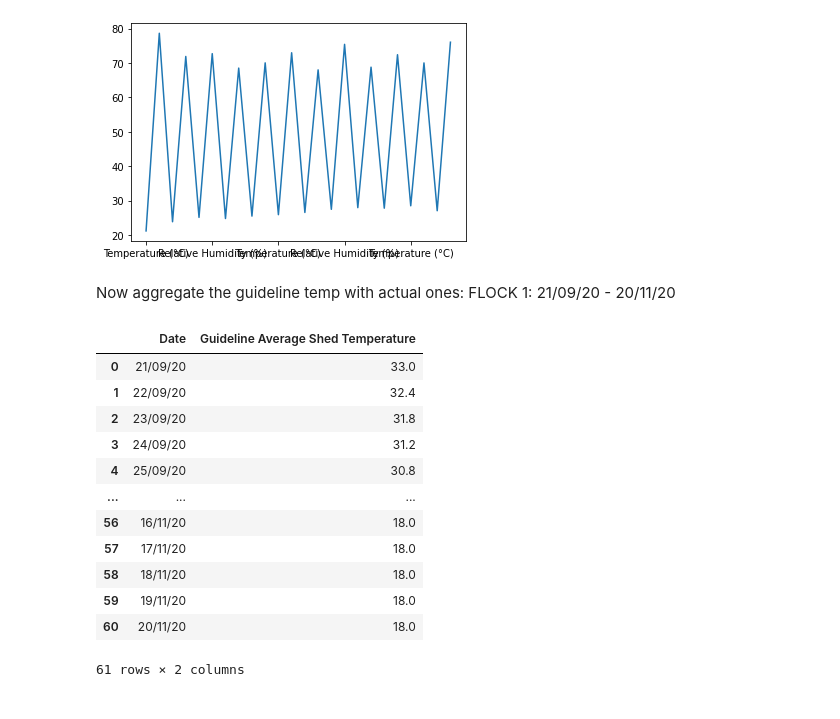
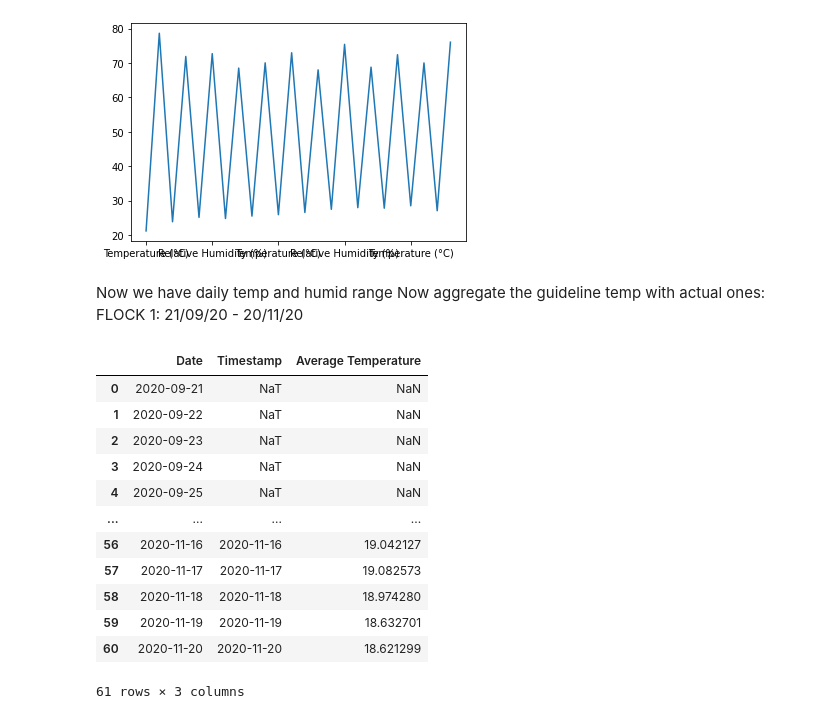
Before and after one commit to Tiana125/Dissertation_2021, a Jupyter notebook: model.ipynb, the cells around one changed output. Saved outputs shown, nothing was run; the diff lists cells and outputs as text; code cells hidden in the pictures.

```diff
--- a/model.ipynb
+++ b/model.ipynb
@@ -18,6 +18,7 @@ Reduce original data to only necessary columns:
 # %%
 input_21Sep = input_21Sep[["O/B's","Unnamed: 6","Unnamed: 7","Unnamed: 8","Unnamed: 11","Unnamed: 18"]]
 input_21Sep.columns = ["Date","Mortality Rate", "Mortality", "Guideline Average Shed Temperature", "Water Usage(L)", "Feed Usage(grms/bird)"]
+input_21Sep.Date = input_21Sep.Date.astype('datetime64[ns]')
 input_21Sep.head()
 # %% [output]
 |  | Date | Mortality Rate | Mortality | Guideline Average Shed Temperature | Water Usage(L) | Feed Usage(grms/bird) |
@@ -112,24 +113,27 @@ df_daily = df_daily.loc[:, :'Average Temperature']
 <AxesSubplot:>
 [figure]
 # %% [markdown]
+Now we have daily temp and humid range
 Now aggregate the guideline temp with actual ones:
 FLOCK 1: 21/09/20 - 20/11/20
-# %%
-input_21Sep[["Date","Guideline Average Shed Temperature"]]
-# %% [output]
-|  | Date | Guideline Average Shed Temperature |
-| 0 | 21/09/20 | 33.0 |
-| 1 | 22/09/20 | 32.4 |
-| 2 | 23/09/20 | 31.8 |
-| 3 | 24/09/20 | 31.2 |
-| 4 | 25/09/20 | 30.8 |
-| ... | ... | ... |
-| 56 | 16/11/20 | 18.0 |
-| 57 | 17/11/20 | 18.0 |
-| 58 | 18/11/20 | 18.0 |
-| 59 | 19/11/20 | 18.0 |
-| 60 | 20/11/20 | 18.0 |
-61 rows × 2 columns
+# %%
+f1 = df_daily.loc[(df_daily["Timestamp"]>="2020-09-21") & (df_daily["Timestamp"]<="2020-11-20")]
+# .drop("Timestamp", axis = 1)
+pd.merge(input_21Sep[["Date","Guideline Average Shed Temperature"]].Date.astype('datetime64[ns]'), f1[['Timestamp','Average Temperature']], left_on="Date", right_on="Timestamp", how = "left")
+# %% [output]
+|  | Date | Timestamp | Average Temperature |
+| 0 | 2020-09-21 | NaT | NaN |
+| 1 | 2020-09-22 | NaT | NaN |
+| 2 | 2020-09-23 | NaT | NaN |
+| 3 | 2020-09-24 | NaT | NaN |
+| 4 | 2020-09-25 | NaT | NaN |
+| ... | ... | ... | ... |
+| 56 | 2020-11-16 | 2020-11-16 | 19.042127 |
+| 57 | 2020-11-17 | 2020-11-17 | 19.082573 |
+| 58 | 2020-11-18 | 2020-11-18 | 18.974280 |
+| 59 | 2020-11-19 | 2020-11-19 | 18.632701 |
+| 60 | 2020-11-20 | 2020-11-20 | 18.621299 |
+61 rows × 3 columns
 # %%
 data_collection = pd.read_csv("data collection sheets/Data collection_ Menchine site B shed 2, 2020-07-20 - 2020-09-09 - Exp 1.csv",
                              skiprows=[0,1,2])
```
